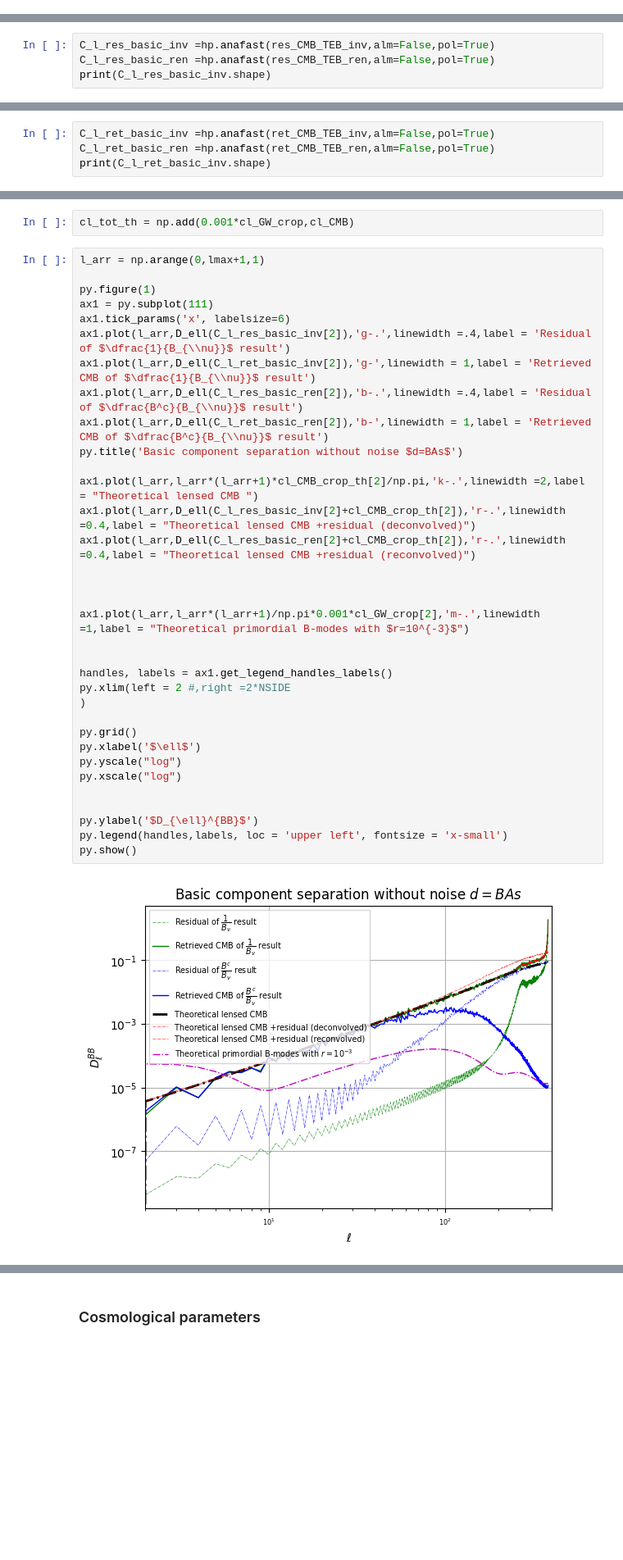
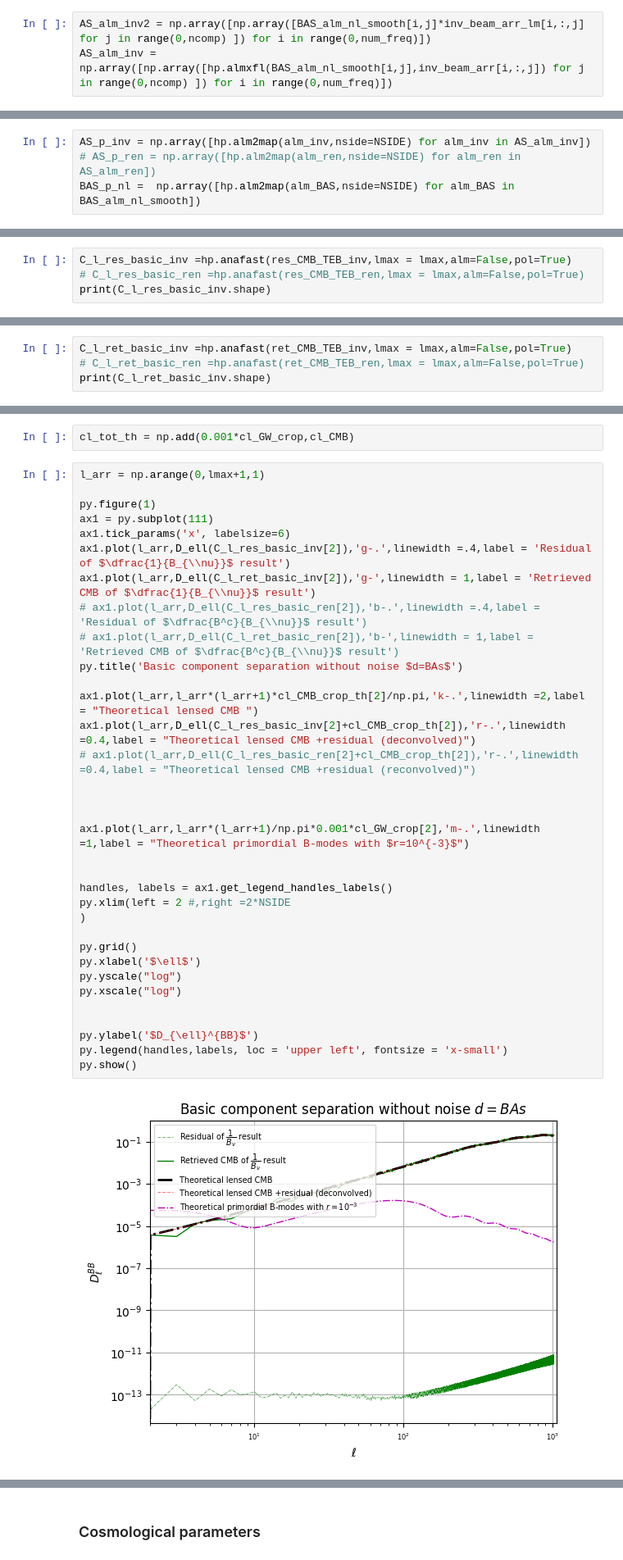
Before and after one commit to julientang/Stage3A, a Jupyter notebook: Noiseless_test.ipynb, the cells around one changed output, grey strips where cells are left out. Shown at 82% size. Saved outputs shown, nothing was run; the diff lists cells and outputs as text; blank space fills up the shorter version.

Commit message:
Noiseless data. The preprocessing is done with different Nside_in=512  and Nside_out=124. With or without foregrounds

```diff
--- a/Noiseless_test.ipynb
+++ b/Noiseless_test.ipynb
@@ -167,0 +260,3 @@ print(freq_maps_simple_noiseless1.shape)
+# %%
+AS_alm_inv2 = np.array([np.array([BAS_alm_nl_smooth[i,j]*inv_beam_arr_lm[i,:,j] for j in range(0,ncomp) ]) for i in range(0,num_freq)])
+AS_alm_inv = np.array([np.array([hp.almxfl(BAS_alm_nl_smooth[i,j],inv_beam_arr[i,:,j]) for j in range(0,ncomp) ]) for i in range(0,num_freq)])
@@ -178,0 +302,4 @@ print(beam_common.shape)
+# %%
+AS_p_inv = np.array([hp.alm2map(alm_inv,nside=NSIDE) for alm_inv in AS_alm_inv])
+# AS_p_ren = np.array([hp.alm2map(alm_ren,nside=NSIDE) for alm_ren in AS_alm_ren])
+BAS_p_nl =  np.array([hp.alm2map(alm_BAS,nside=NSIDE) for alm_BAS in BAS_alm_nl_smooth])
@@ -338,5 +485,5 @@ print(res_CMB_TEB_ren.shape)
 # %%
-C_l_res_basic_inv =hp.anafast(res_CMB_TEB_inv,alm=False,pol=True)
-C_l_res_basic_ren =hp.anafast(res_CMB_TEB_ren,alm=False,pol=True)
+C_l_res_basic_inv =hp.anafast(res_CMB_TEB_inv,lmax = lmax,alm=False,pol=True)
+# C_l_res_basic_ren =hp.anafast(res_CMB_TEB_ren,lmax = lmax,alm=False,pol=True)
 print(C_l_res_basic_inv.shape)
 # %% [output]
@@ -361,5 +506,5 @@ print(ret_CMB_TEB_ren.shape)
 # %%
-C_l_ret_basic_inv =hp.anafast(ret_CMB_TEB_inv,alm=False,pol=True)
-C_l_ret_basic_ren =hp.anafast(ret_CMB_TEB_ren,alm=False,pol=True)
+C_l_ret_basic_inv =hp.anafast(ret_CMB_TEB_inv,lmax = lmax,alm=False,pol=True)
+# C_l_ret_basic_ren =hp.anafast(ret_CMB_TEB_ren,lmax = lmax,alm=False,pol=True)
 print(C_l_ret_basic_inv.shape)
 # %% [output]
@@ -386,37 +531,37 @@ l_arr = np.arange(0,lmax+1,1)
 
 py.figure(1)
 ax1 = py.subplot(111)
 ax1.tick_params('x', labelsize=6)
 ax1.plot(l_arr,D_ell(C_l_res_basic_inv[2]),'g-.',linewidth =.4,label = 'Residual of $\dfrac{1}{B_{\\nu}}$ result')
 ax1.plot(l_arr,D_ell(C_l_ret_basic_inv[2]),'g-',linewidth = 1,label = 'Retrieved CMB of $\dfrac{1}{B_{\\nu}}$ result')
-ax1.plot(l_arr,D_ell(C_l_res_basic_ren[2]),'b-.',linewidth =.4,label = 'Residual of $\dfrac{B^c}{B_{\\nu}}$ result')
-ax1.plot(l_arr,D_ell(C_l_ret_basic_ren[2]),'b-',linewidth = 1,label = 'Retrieved CMB of $\dfrac{B^c}{B_{\\nu}}$ result')
+# ax1.plot(l_arr,D_ell(C_l_res_basic_ren[2]),'b-.',linewidth =.4,label = 'Residual of $\dfrac{B^c}{B_{\\nu}}$ result')
+# ax1.plot(l_arr,D_ell(C_l_ret_basic_ren[2]),'b-',linewidth = 1,label = 'Retrieved CMB of $\dfrac{B^c}{B_{\\nu}}$ result')
 py.title('Basic component separation without noise $d=BAs$')
 
 ax1.plot(l_arr,l_arr*(l_arr+1)*cl_CMB_crop_th[2]/np.pi,'k-.',linewidth =2,label = "Theoretical lensed CMB ")
 ax1.plot(l_arr,D_ell(C_l_res_basic_inv[2]+cl_CMB_crop_th[2]),'r-.',linewidth =0.4,label = "Theoretical lensed CMB +residual (deconvolved)")
-ax1.plot(l_arr,D_ell(C_l_res_basic_ren[2]+cl_CMB_crop_th[2]),'r-.',linewidth =0.4,label = "Theoretical lensed CMB +residual (reconvolved)")
+# ax1.plot(l_arr,D_ell(C_l_res_basic_ren[2]+cl_CMB_crop_th[2]),'r-.',linewidth =0.4,label = "Theoretical lensed CMB +residual (reconvolved)")
 
 
 
 ax1.plot(l_arr,l_arr*(l_arr+1)/np.pi*0.001*cl_GW_crop[2],'m-.',linewidth =1,label = "Theoretical primordial B-modes with $r=10^{-3}$")
 
 
 handles, labels = ax1.get_legend_handles_labels()
 py.xlim(left = 2 #,right =2*NSIDE
 )
 
 py.grid()
 py.xlabel('$\ell$')
 py.yscale("log")
 py.xscale("log")
 
 
 py.ylabel('$D_{\ell}^{BB}$')
 py.legend(handles,labels, loc = 'upper left', fontsize = 'x-small')
 py.show()
 # %% [output]
-[figure, old version]
+[figure, new version]
 # %%
 l_arr = np.arange(0,lmax+1,1)
 
```
Also changed, not shown: parts of 62 cells of this notebook.
